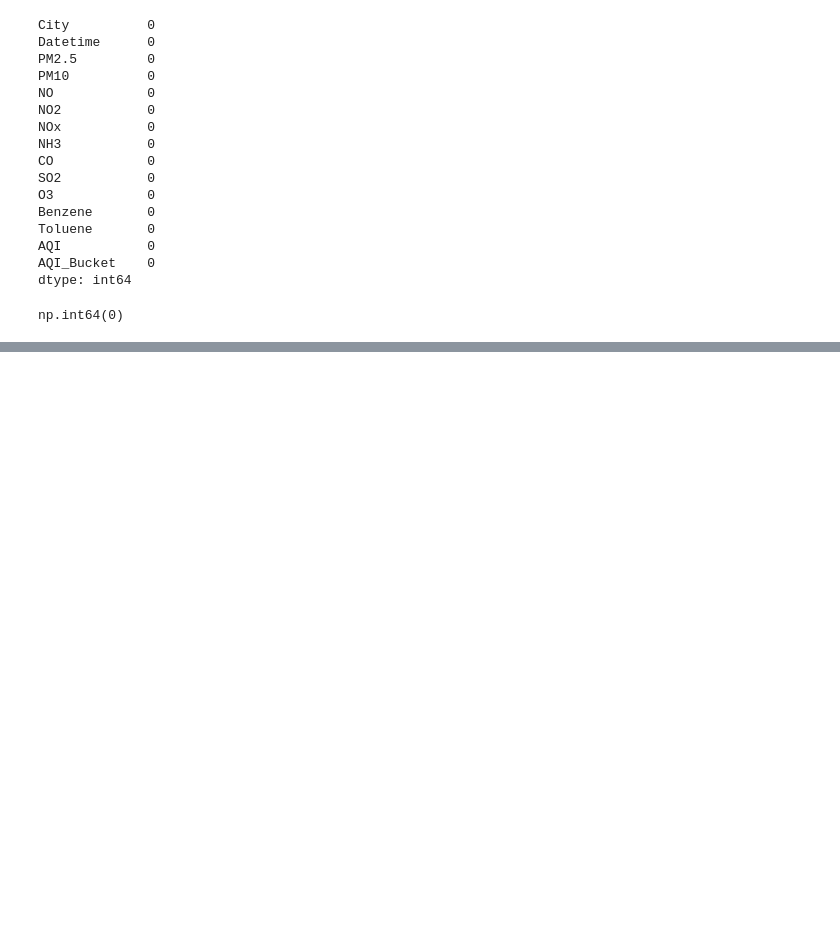
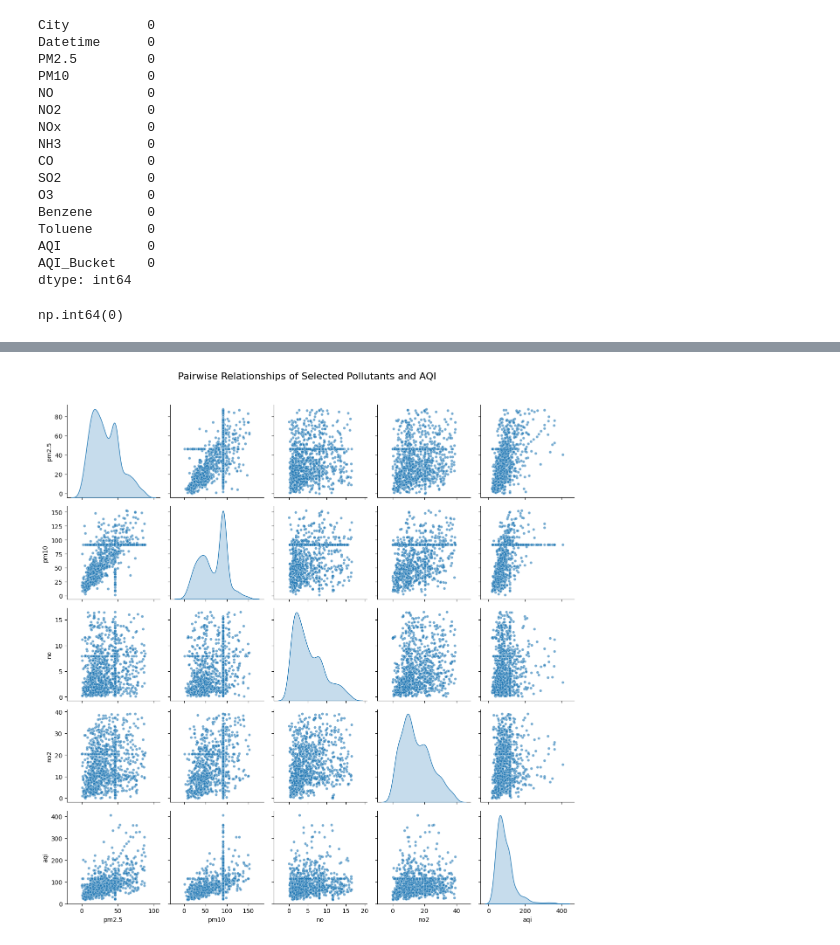
Before and after one commit to JnD001/Air-Quality-Index-Analysis, a Jupyter notebook: Air-Quality-Index.ipynb, the cells around one changed output, grey strips where cells are left out. Saved outputs shown, nothing was run; the diff lists cells and outputs as text; code cells hidden in the pictures; blank space fills up the shorter version.

```diff
--- a/Air-Quality-Index.ipynb
+++ b/Air-Quality-Index.ipynb
@@ -300,0 +412,18 @@ data_cleaned.describe()
+# %%
+# Optional: Sampling for large datasets
+sampled_data = data_cleaned[['pm2.5', 'pm10', 'no', 'no2', 'aqi']].sample(1000, random_state=42)
+
+# Pair plot with customization
+sns.pairplot(
+    sampled_data,
+    diag_kind='kde',  # Smoother diagonal plots
+    kind='scatter',   # Default scatter plot for pairwise relationships
+    plot_kws={'alpha': 0.6, 's': 20, 'edgecolor': 'w'},  # Scatter plot transparency and size
+    diag_kws={'fill': True},  # KDE customization
+)
+
+plt.suptitle('Pairwise Relationships of Selected Pollutants and AQI', y=1.02, fontsize=16)
+plt.tight_layout()
+plt.show()
+# %% [output]
+[figure, added]
```
Also changed, not shown: parts of 15 cells of this notebook.
